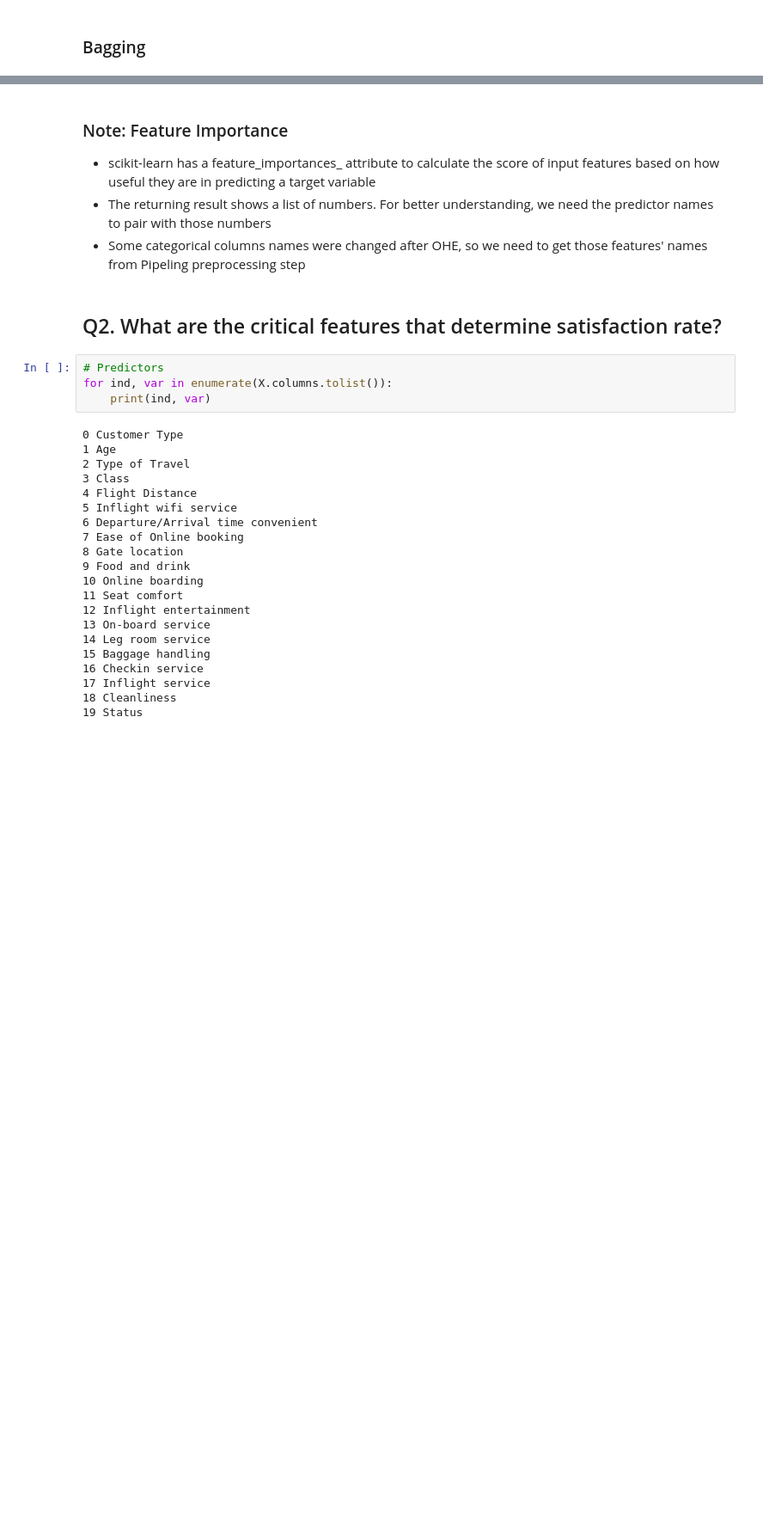
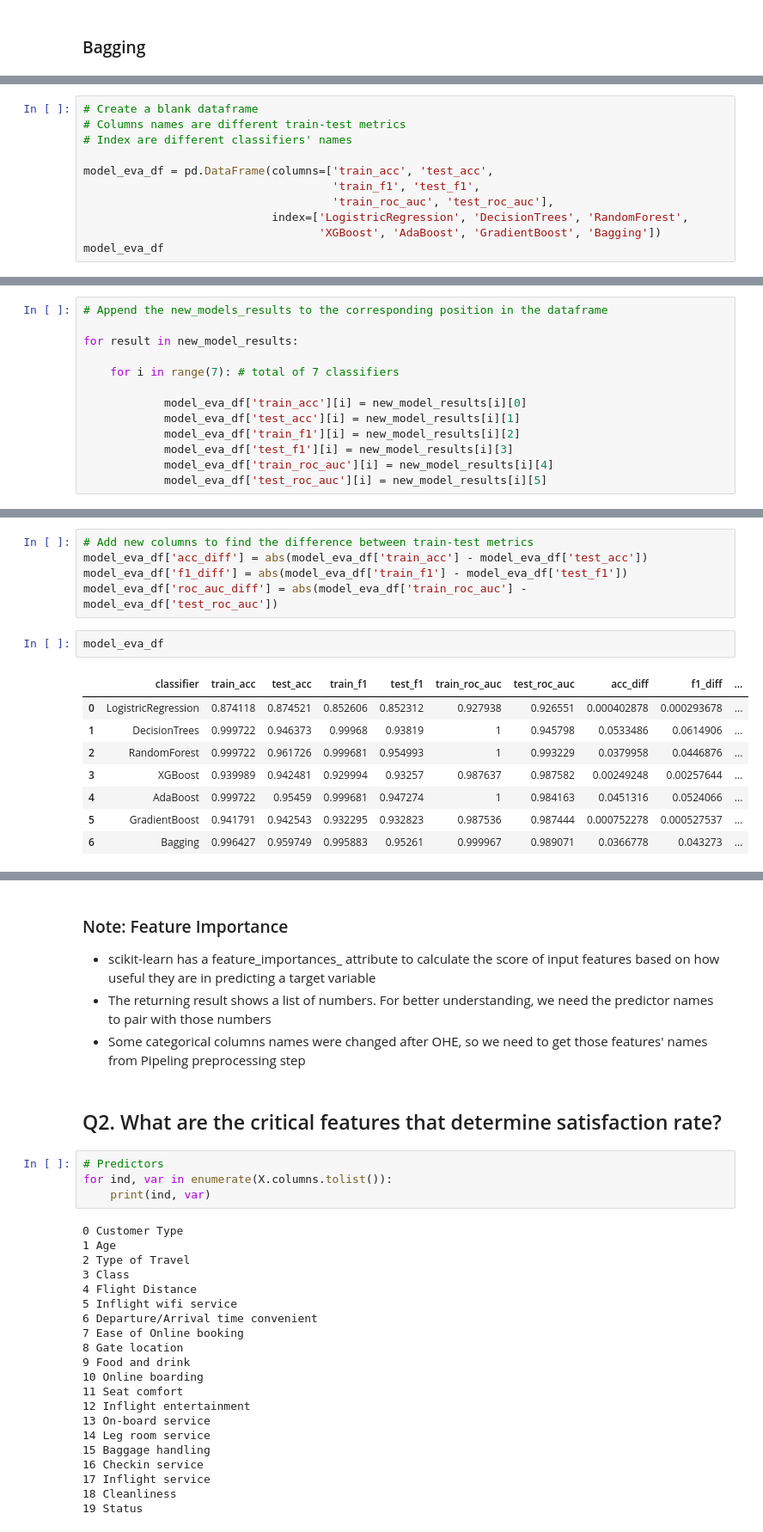
Before and after one commit to jingyunw/Airline_Passenger_Satisfaction_Analysis, a Jupyter notebook: Airline-Passenger-Satisfaction.ipynb, the cells around one changed output, grey strips where cells are left out. Shown at 86% size. Saved outputs shown, nothing was run; the diff lists cells and outputs as text; blank space fills up the shorter version.

```diff
--- a/Airline-Passenger-Satisfaction.ipynb
+++ b/Airline-Passenger-Satisfaction.ipynb
@@ -923,0 +1066,11 @@ LogisticRegression(random_state=24)
+# %%
+# Create a blank dataframe
+# Columns names are different train-test metrics
+# Index are different classifiers' names
+
+model_eva_df = pd.DataFrame(columns=['train_acc', 'test_acc',
+                                     'train_f1', 'test_f1',
+                                     'train_roc_auc', 'test_roc_auc'],
+                            index=['LogistricRegression', 'DecisionTrees', 'RandomForest',
+                                   'XGBoost', 'AdaBoost', 'GradientBoost', 'Bagging'])
+model_eva_df
@@ -923,0 +1086,13 @@ LogisticRegression(random_state=24)
+# %%
+# Append the new_models_results to the corresponding position in the dataframe
+
+for result in new_model_results:
+
+    for i in range(7): # total of 7 classifiers
+
+            model_eva_df['train_acc'][i] = new_model_results[i][0]
+            model_eva_df['test_acc'][i] = new_model_results[i][1]
+            model_eva_df['train_f1'][i] = new_model_results[i][2]
+            model_eva_df['test_f1'][i] = new_model_results[i][3]
+            model_eva_df['train_roc_auc'][i] = new_model_results[i][4]
+            model_eva_df['test_roc_auc'][i] = new_model_results[i][5]
@@ -923,0 +1116,16 @@ LogisticRegression(random_state=24)
+# %%
+# Add new columns to find the difference between train-test metrics
+model_eva_df['acc_diff'] = abs(model_eva_df['train_acc'] - model_eva_df['test_acc'])
+model_eva_df['f1_diff'] = abs(model_eva_df['train_f1'] - model_eva_df['test_f1'])
+model_eva_df['roc_auc_diff'] = abs(model_eva_df['train_roc_auc'] - model_eva_df['test_roc_auc'])
+# %%
+model_eva_df
+# %% [output]
+|  | classifier | train_acc | test_acc | train_f1 | test_f1 | train_roc_auc | test_roc_auc | acc_diff | f1_diff | ... |
+| 0 | LogistricRegression | 0.874118 | 0.874521 | 0.852606 | 0.852312 | 0.927938 | 0.926551 | 0.000402878 | 0.000293678 | ... |
+| 1 | DecisionTrees | 0.999722 | 0.946373 | 0.99968 | 0.93819 | 1 | 0.945798 | 0.0533486 | 0.0614906 | ... |
+| 2 | RandomForest | 0.999722 | 0.961726 | 0.999681 | 0.954993 | 1 | 0.993229 | 0.0379958 | 0.0446876 | ... |
+| 3 | XGBoost | 0.939989 | 0.942481 | 0.929994 | 0.93257 | 0.987637 | 0.987582 | 0.00249248 | 0.00257644 | ... |
+| 4 | AdaBoost | 0.999722 | 0.95459 | 0.999681 | 0.947274 | 1 | 0.984163 | 0.0451316 | 0.0524066 | ... |
+| 5 | GradientBoost | 0.941791 | 0.942543 | 0.932295 | 0.932823 | 0.987536 | 0.987444 | 0.000752278 | 0.000527537 | ... |
+| 6 | Bagging | 0.996427 | 0.959749 | 0.995883 | 0.95261 | 0.999967 | 0.989071 | 0.0366778 | 0.043273 | ... |
```
Also changed, not shown: parts of 28 cells of this notebook.
